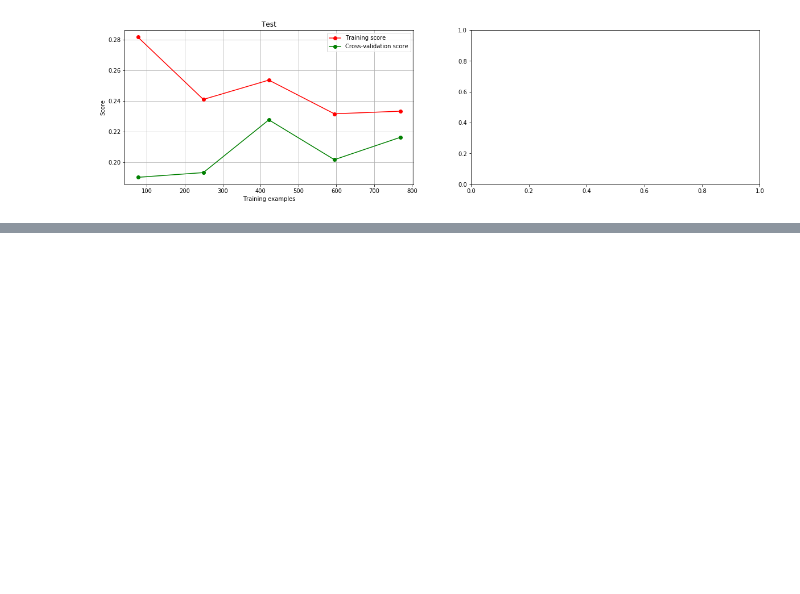
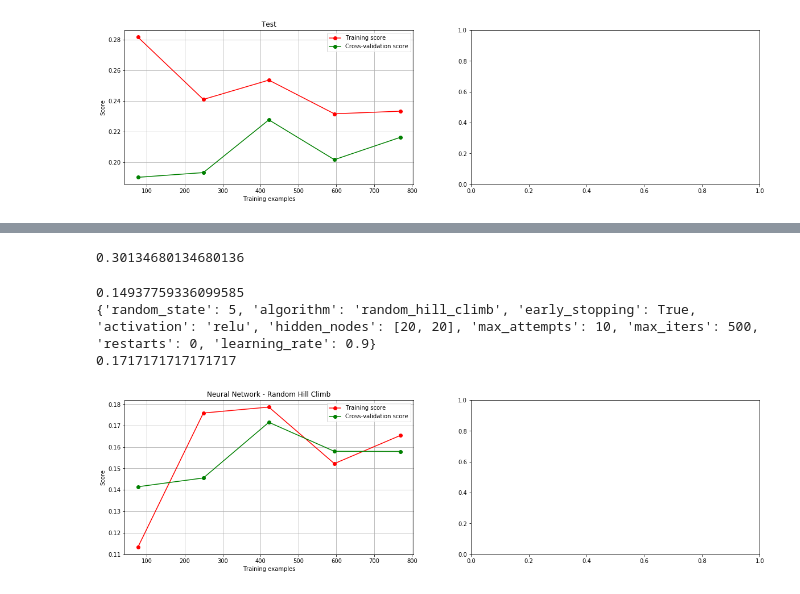
Before and after one commit to JonahCWilson/mla2, a Jupyter notebook: Assignment2.ipynb, the cells around one changed output, grey strips where cells are left out. Drawn from its saved outputs; the diff is of its cells as text; code cells hidden in the pictures; blank space fills up the shorter version.

Commit message:
Neural Networks Complete, waiting on simulated annealing to terminate

```diff
--- a/Assignment2.ipynb
+++ b/Assignment2.ipynb
@@ -1730,3 +1732,7 @@ print(param_grid)
+# %%
+print(test_score)
+# %% [output]
+0.30134680134680136
 # %%
 # Neural Network - Random Hill Climb
 
@@ -1754,10 +1760,10 @@ param_grid = {
     'algorithm': 'random_hill_climb',
     'early_stopping': True,
     'activation': 'relu',
-    'hidden_nodes': [100,100]
+    'hidden_nodes': [20,20]
 }
 nnga = NeuralNetwork(**param_grid)
-plot_learning_curve(nnga, "Neural Network - {} - Default Params".format(title), trainX, trainY)
+# plot_learning_curve(nnga, "Neural Network - {} - Default Params".format(title), trainX, trainY)
 
 
 # Test over attempts
@@ -1796,31 +1802,40 @@ best_score = 0
 for i in restarts:
     param_grid['restarts'] = i
     nnga = NeuralNetwork(**param_grid)
     nnga.fit(trainX, trainY)
     y_pred = nnga.predict(validX)
     score = accuracy_score(y_pred, validY)
     if(score > best_score):
         best_score = score
         best_restart = i
 
 param_grid['restarts'] = best_restart
 
 # Test over learning rate
 best_rate = 0
 best_score = 0
 for i in mutation_probs:
     param_grid['learning_rate'] = i
     nnga = NeuralNetwork(**param_grid)
     nnga.fit(trainX, trainY)
     y_pred = nnga.predict(validX)
     score = accuracy_score(y_pred, validY)
     if(score > best_score):
         best_score = score
-        best_iter = i
+        best_rate = i
 
 param_grid['learning_rate'] = best_rate
 
 plot_learning_curve(nnga, "Neural Network - {}".format(title), trainX, trainY)
 
 print(best_score)
 print(param_grid)
+nnga = NeuralNetwork(**param_grid)
+nnga.fit(trainX, trainY)
+y_pred = nnga.predict(testX)
+print(accuracy_score(y_pred, testY))
+# %% [output]
+0.14937759336099585
+{'random_state': 5, 'algorithm': 'random_hill_climb', 'early_stopping': True, 'activation': 'relu', 'hidden_nodes': [20, 20], 'max_attempts': 10, 'max_iters': 500, 'restarts': 0, 'learning_rate': 0.9}
+0.1717171717171717
+[figure, added]
```
Also changed, not shown: parts of 2 cells of this notebook.
